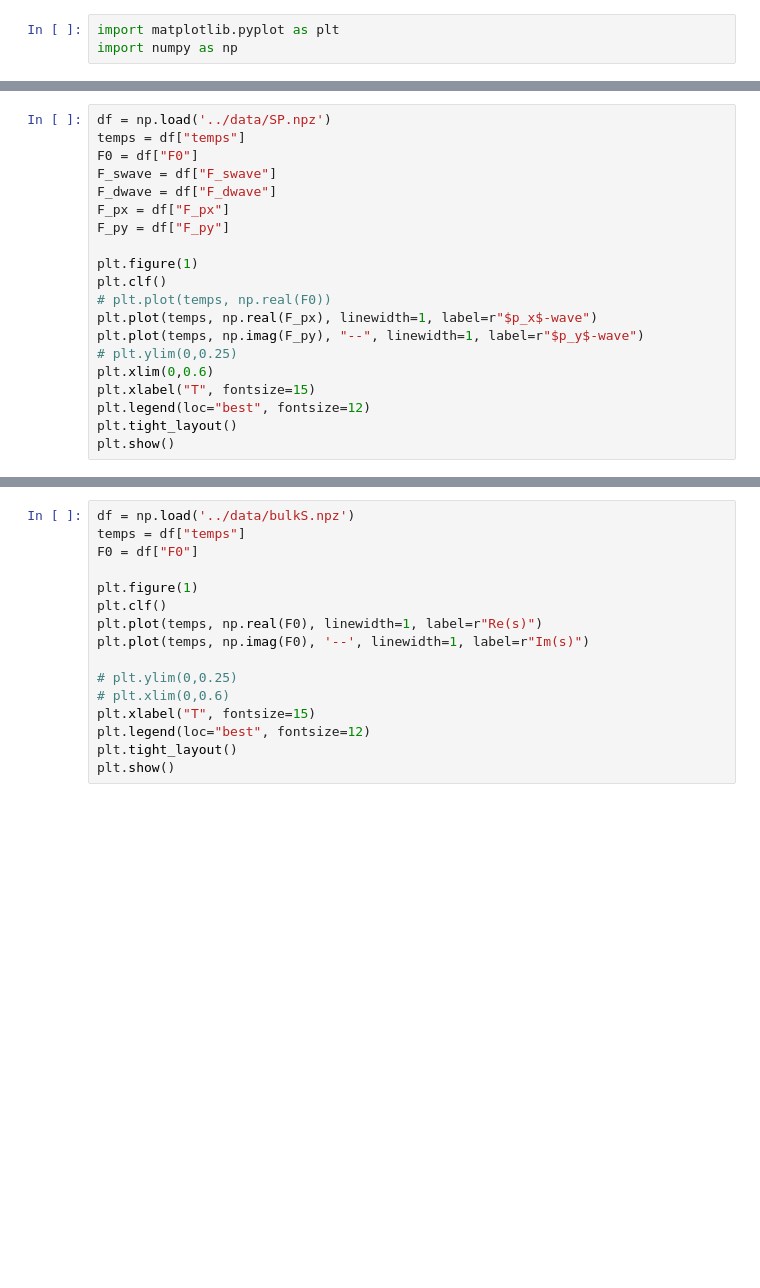
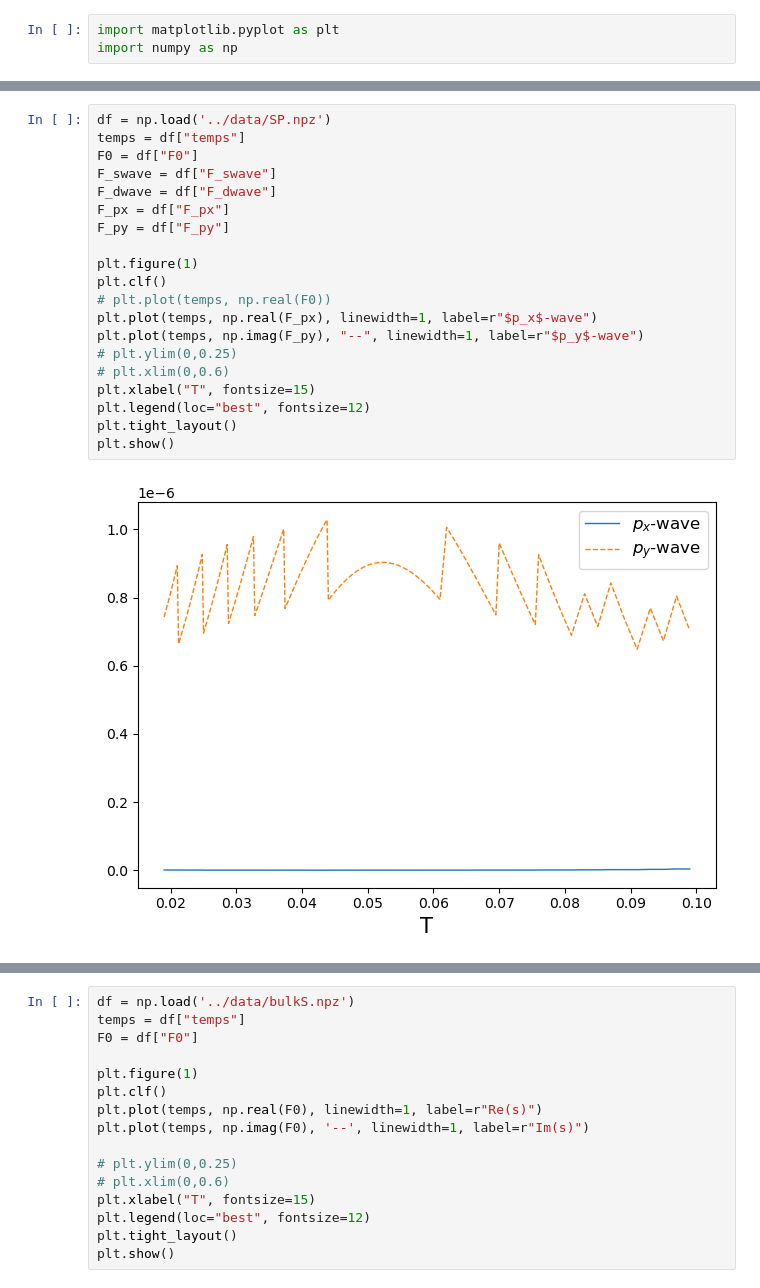
Before and after one commit to emilssp/master-thesis-codebase, a Jupyter notebook: cluster/notebooks/plot.ipynb, the cells around one changed output, grey strips where cells are left out. Drawn from its saved outputs; the diff is of its cells as text; blank space fills up the shorter version.

```diff
--- a/cluster/notebooks/plot.ipynb
+++ b/cluster/notebooks/plot.ipynb
@@ -50,23 +71,25 @@ plt.show()
 # %%
 df = np.load('../data/SP.npz')
 temps = df["temps"]
 F0 = df["F0"]
 F_swave = df["F_swave"]
 F_dwave = df["F_dwave"]
 F_px = df["F_px"]
 F_py = df["F_py"]
 
 plt.figure(1)
 plt.clf()
 # plt.plot(temps, np.real(F0))
 plt.plot(temps, np.real(F_px), linewidth=1, label=r"$p_x$-wave")
 plt.plot(temps, np.imag(F_py), "--", linewidth=1, label=r"$p_y$-wave")
 # plt.ylim(0,0.25)
-plt.xlim(0,0.6)
+# plt.xlim(0,0.6)
 plt.xlabel("T", fontsize=15)
 plt.legend(loc="best", fontsize=12)
 plt.tight_layout()
 plt.show()
+# %% [output]
+[figure, added]
 # %%
 df = np.load('../data/SFP.npz')
 temps = df["temps"]
```
Also changed, not shown: parts of 7 cells of this notebook, 10 other files.
